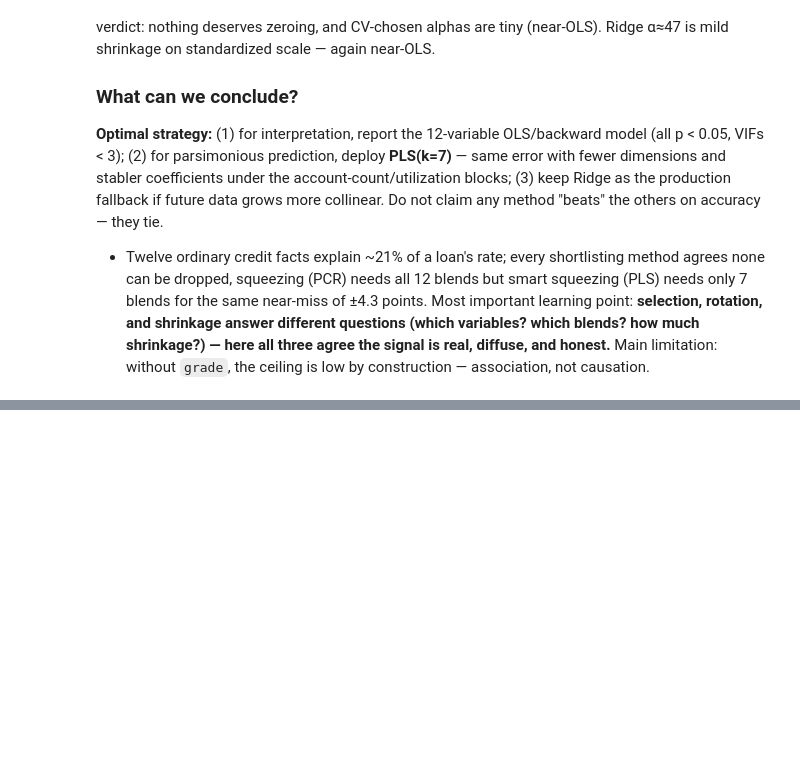
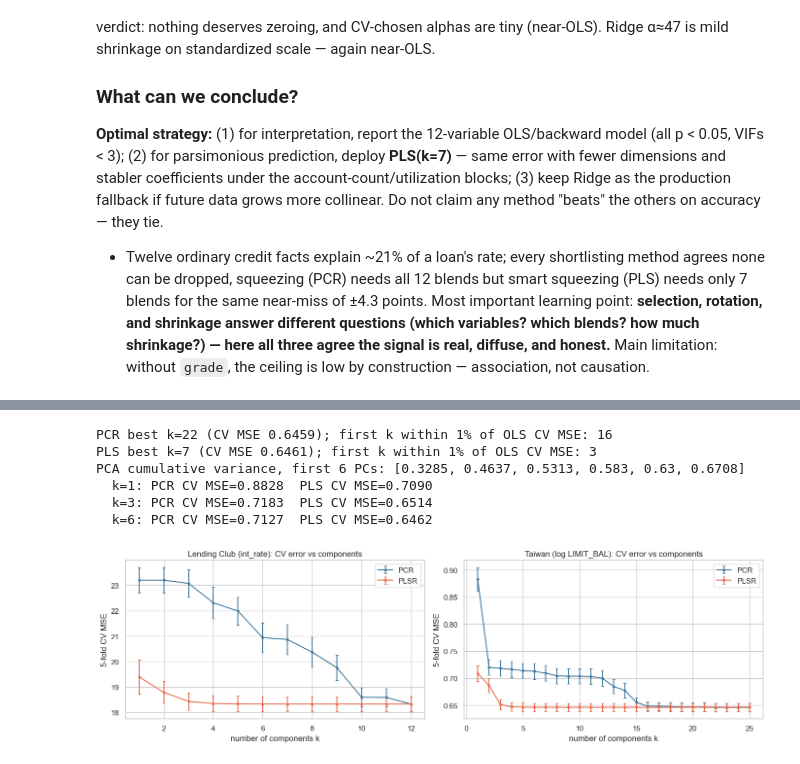
Before and after one commit to kumargaurav-bu-edu/ms_datascience, a Jupyter notebook: week_09112026/DX799O1/homework/kumar_gaurav_week3_dx799O1.ipynb, the cells around one changed output, grey strips where cells are left out. Cells and saved outputs as stored; diff of their text form; code cells hidden in the pictures; blank space fills up the shorter version.

Commit message:
week 7 completed

```diff
--- a/week_09112026/DX799O1/homework/kumar_gaurav_week3_dx799O1.ipynb
+++ b/week_09112026/DX799O1/homework/kumar_gaurav_week3_dx799O1.ipynb
@@ -483,0 +1025,40 @@ A 0.001 RMSE band across 8 methods = no predictive winner; the test mean's own n
+# %%
+sc_tw = StandardScaler().fit(Xtw_tr)
+Ztw_tr, Ztw_te = sc_tw.transform(Xtw_tr), sc_tw.transform(Xtw_te)
+P = Ztw_tr.shape[1]
+tw_pcr_cv, tw_pls_cv = [], []
+for k in range(1, P + 1):
+    s1 = -cross_val_score(make_pipeline(PCA(n_components=k), LinearRegression()), Ztw_tr, ytw_tr, cv=kf, scoring="neg_mean_squared_error")
+    s2 = -cross_val_score(PLSRegression(n_components=k), Ztw_tr, ytw_tr, cv=kf, scoring="neg_mean_squared_error")
+    tw_pcr_cv.append((k, s1.mean(), s1.std())); tw_pls_cv.append((k, s2.mean(), s2.std()))
+pcr_k = min(tw_pcr_cv, key=lambda r: r[1])[0]; pls_k2 = min(tw_pls_cv, key=lambda r: r[1])[0]
+ols_cv = tw_pcr_cv[-1][1]
+pcr_95 = next(k for k, m, s in tw_pcr_cv if m <= ols_cv * 1.01)
+pls_95 = next(k for k, m, s in tw_pls_cv if m <= ols_cv * 1.01)
+print(f"PCR best k={pcr_k} (CV MSE {min(r[1] for r in tw_pcr_cv):.4f}); first k within 1% of OLS CV MSE: {pcr_95}")
+print(f"PLS best k={pls_k2} (CV MSE {min(r[1] for r in tw_pls_cv):.4f}); first k within 1% of OLS CV MSE: {pls_95}")
+pv = PCA().fit(Ztw_tr).explained_variance_ratio_
+print("PCA cumulative variance, first 6 PCs:", np.round(np.cumsum(pv)[:6], 4).tolist())
+for k, label in [(1, "k=1"), (3, "k=3"), (6, "k=6")]:
+    print(f"  {label}: PCR CV MSE={tw_pcr_cv[k-1][1]:.4f}  PLS CV MSE={tw_pls_cv[k-1][1]:.4f}")
+tw_pcr = make_pipeline(PCA(n_components=pcr_95), LinearRegression()).fit(Ztw_tr, ytw_tr)
+tw_pls = PLSRegression(n_components=pls_95).fit(Ztw_tr, ytw_tr)
+for name, m in [(f"PCR(k={pcr_95})", tw_pcr), (f"PLS(k={pls_95})", tw_pls)]:
+    pr = np.ravel(m.predict(Ztw_te))
+    tw_rows.append((name, int(name.split("=")[1][:-1]), np.nan, np.nan, np.sqrt(mean_squared_error(ytw_te, pr)), r2_score(ytw_te, pr)))
+
+FIG = "../../../week_10092026_w7/DX799O1/figures"; os.makedirs(FIG, exist_ok=True)
+fig, ax = plt.subplots(1, 2, figsize=(14, 4.3))
+for a_, cvs, title in [(ax[0], (pcr_cv, pls_cv), "Lending Club (int_rate)"), (ax[1], (tw_pcr_cv, tw_pls_cv), "Taiwan (log LIMIT_BAL)")]:
+    for res, lab, col in [(cvs[0], "PCR", "#457b9d"), (cvs[1], "PLSR", "#e76f51")]:
+        a_.errorbar([r[0] for r in res], [r[1] for r in res], yerr=[r[2] for r in res], marker="o", ms=3, capsize=2, label=lab, color=col)
+    a_.set_xlabel("number of components k"); a_.set_ylabel("5-fold CV MSE"); a_.set_title(f"{title}: CV error vs components"); a_.legend()
+plt.tight_layout(); plt.savefig(f"{FIG}/fig_w3_pcr_pls_cv.png", dpi=150, bbox_inches="tight"); plt.show()
+# %% [output]
+PCR best k=22 (CV MSE 0.6459); first k within 1% of OLS CV MSE: 16
+PLS best k=7 (CV MSE 0.6461); first k within 1% of OLS CV MSE: 3
+PCA cumulative variance, first 6 PCs: [0.3285, 0.4637, 0.5313, 0.583, 0.63, 0.6708]
+  k=1: PCR CV MSE=0.8828  PLS CV MSE=0.7090
+  k=3: PCR CV MSE=0.7183  PLS CV MSE=0.6514
+  k=6: PCR CV MSE=0.7127  PLS CV MSE=0.6462
+[figure, added]
```
Also changed, not shown: parts of 37 cells of this notebook, 39 other files.
